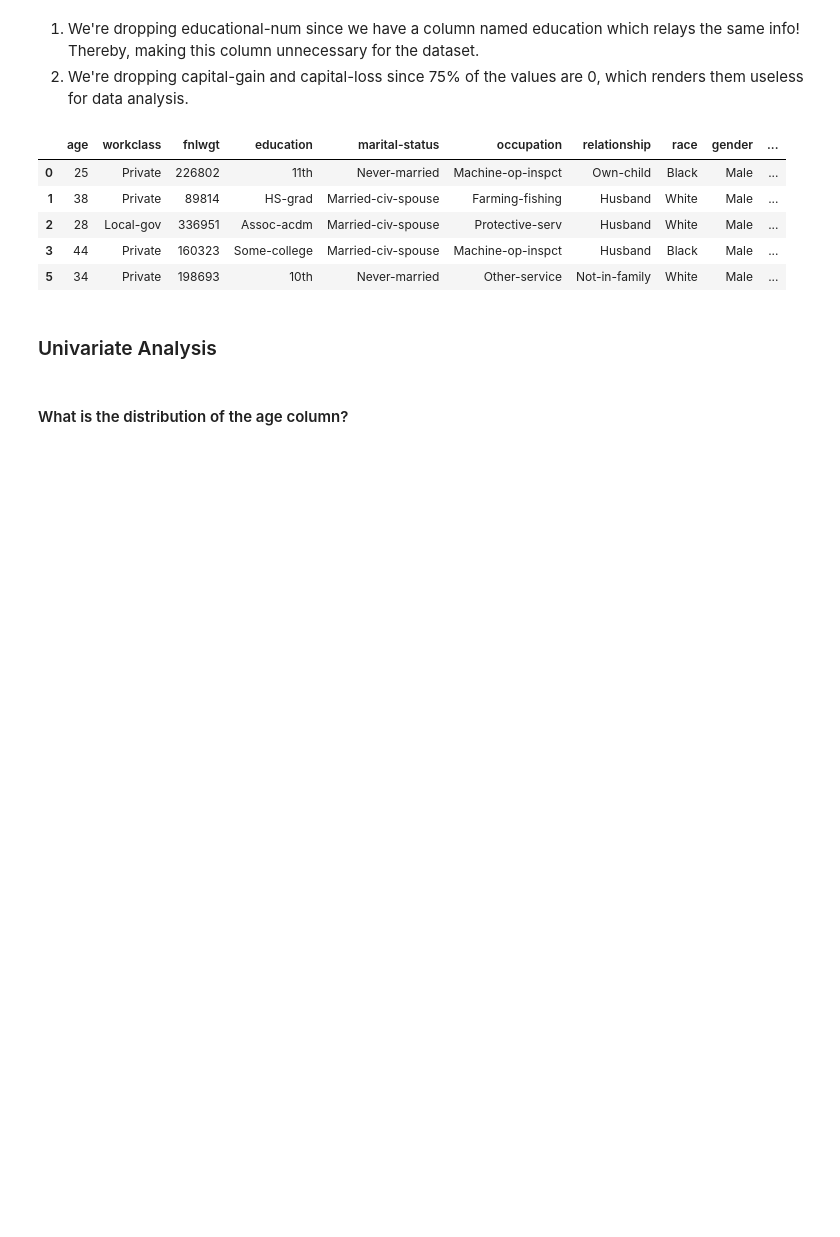
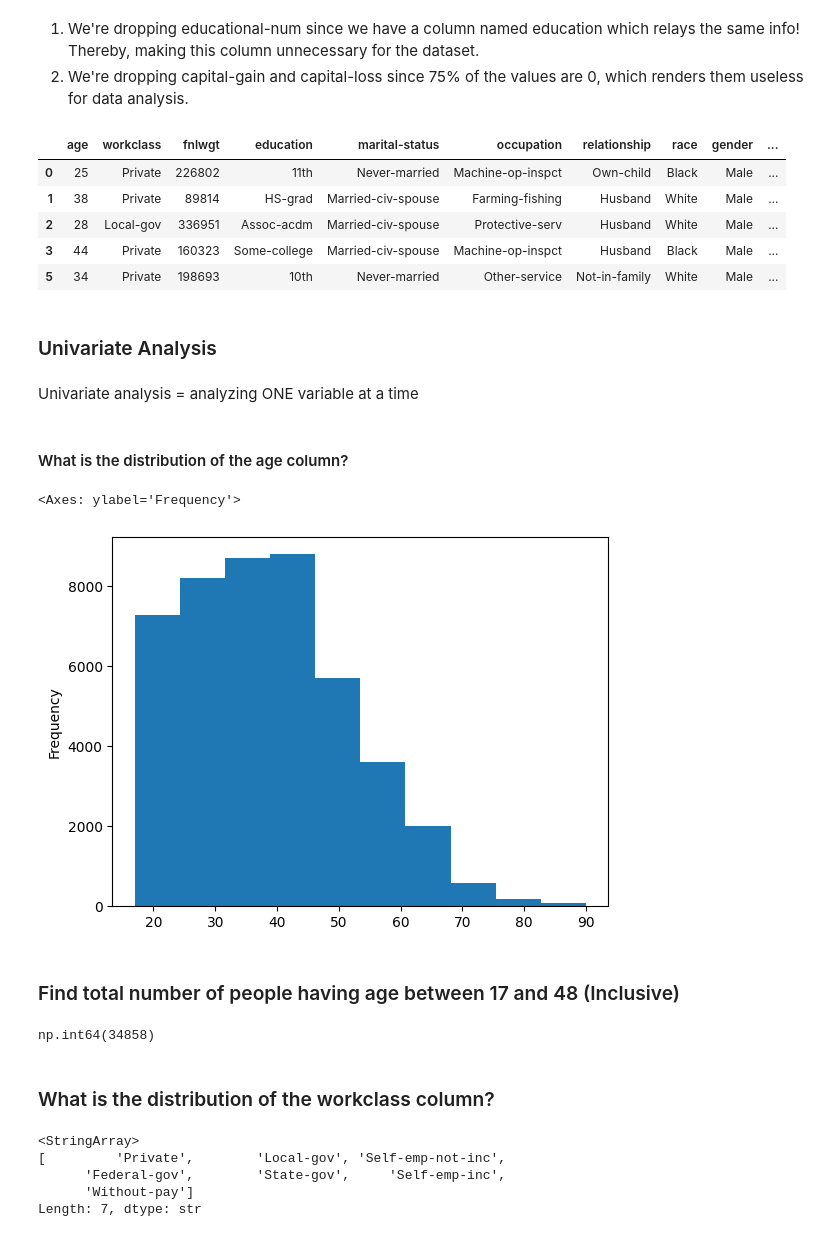
Before and after one commit to Riya-J05/Pandas-Case-Study-Adult-Incomes, a Jupyter notebook: analysis.ipynb, the cells around one changed output. Drawn from its saved outputs; the diff is of its cells as text; code cells hidden in the pictures; blank space fills up the shorter version.

Commit message:
Peform a Univariate Analysis of the dataset

```diff
--- a/analysis.ipynb
+++ b/analysis.ipynb
@@ -188,5 +188,28 @@ data.head()
 | 5 | 34 | Private | 198693 | 10th | Never-married | Other-service | Not-in-family | White | Male | ... |
 # %% [markdown]
 ### Univariate Analysis
+# %% [markdown]
+Univariate analysis = analyzing ONE variable at a time
 # %% [markdown]
 #### What is the distribution of the age column?
+# %%
+data["age"].plot(kind="hist")
+# %% [output]
+<Axes: ylabel='Frequency'>
+[figure, added]
+# %% [markdown]
+### Find total number of people having age between 17 and 48 (Inclusive)
+# %%
+data["age"].between(17, 48).sum()
+# %% [output]
+np.int64(34858)
+# %% [markdown]
+### What is the distribution of the workclass column?
+# %%
+data["workclass"].unique()
+# %% [output]
+<StringArray>
+[         'Private',        'Local-gov', 'Self-emp-not-inc',
+      'Federal-gov',        'State-gov',     'Self-emp-inc',
+      'Without-pay']
+Length: 7, dtype: str
```
Also changed, not shown: parts of 4 cells of this notebook.
